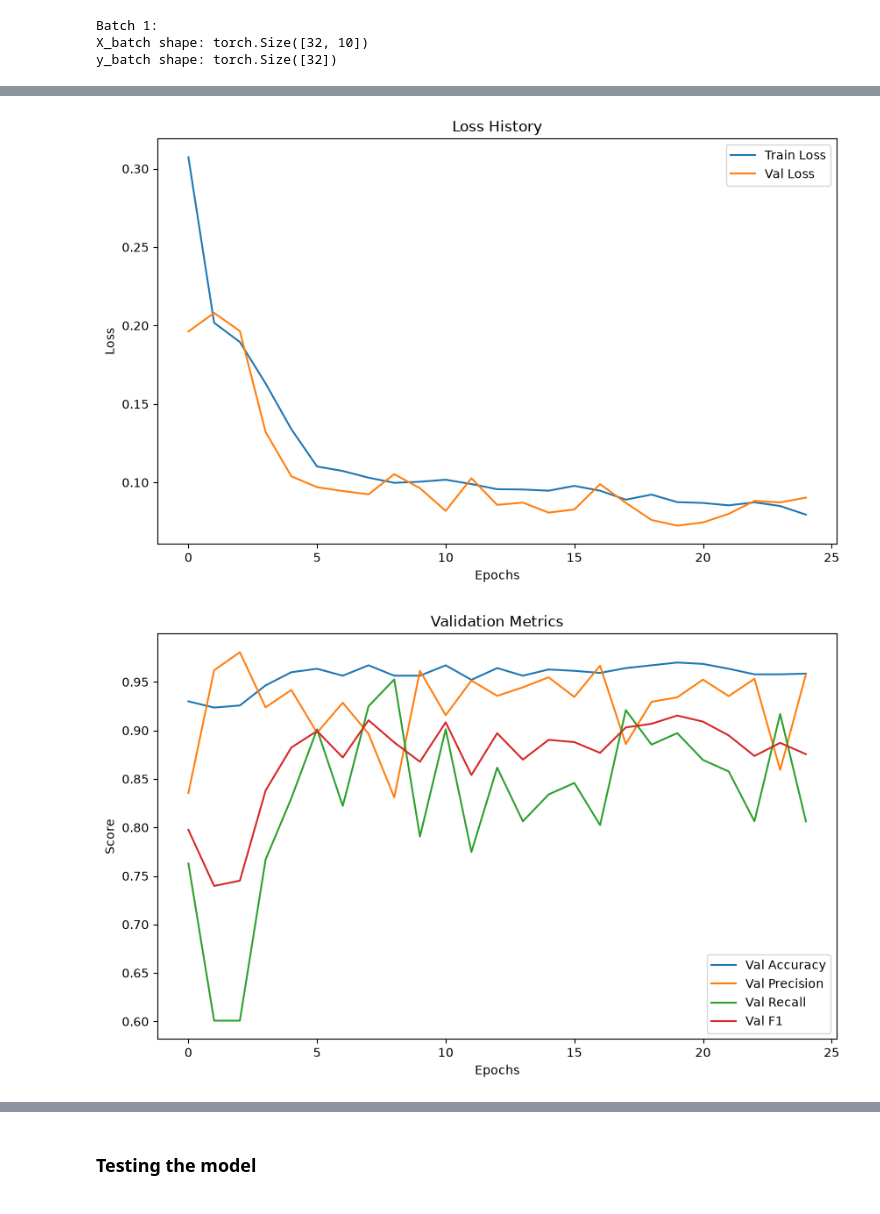
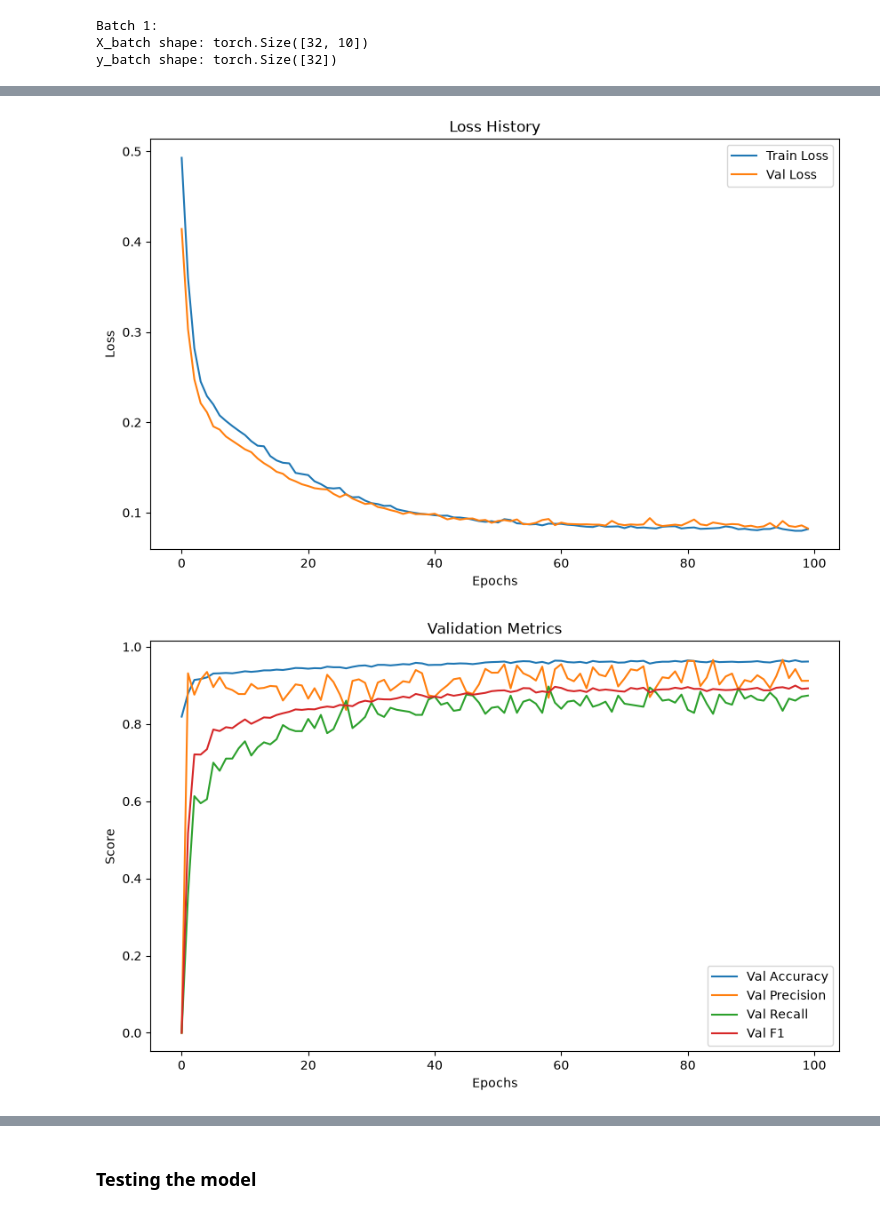
Before and after one commit to hussein-alali-alismael/Bank-Customers-Predictions, a Jupyter notebook: Bank_Customers_Predicions.ipynb, the cells around one changed output, grey strips where cells are left out. Saved outputs shown, nothing was run; the diff lists cells and outputs as text; code cells hidden in the pictures.

```diff
--- a/Bank_Customers_Predicions.ipynb
+++ b/Bank_Customers_Predicions.ipynb
@@ -106,16 +115,18 @@ data.head()
 # %%
 # split the dataset into training and validation sets
 feature_cols = data.drop('Exited', axis=1).columns
+# Ensure test features align with training features (add missing columns and order)
+test_data_pre = test_data_pre.reindex(columns=feature_cols, fill_value=0)
 X = data[feature_cols].values
 y = data['Exited'].values
 
 # scale the features using Min-Max scaling
 scaler = MinMaxScaler()
 X = scaler.fit_transform(X)
-test_data_pre = scaler.transform(test_data_pre[feature_cols].values)
+test_data_pre = scaler.transform(test_data_pre.values)
 
 X_train, X_val, y_train, y_val = train_test_split(
-    X, y, test_size=0.2, stratify=y, random_state=42
+    X, y, test_size=0.3, stratify=y, random_state=42
 )
 print(f"Train shape: {X_train.shape}, Validation shape: {X_val.shape}")
 # %% [output]
@@ -186,21 +212,19 @@ class BankCustomerNN(nn.Module):
         self.net = nn.Sequential(
             nn.Linear(input_dim, 16),
             nn.ReLU(),
+            # nn.Linear(32, 16),
+            # nn.ReLU(),
             nn.Linear(16, 8),
-            # nn.ReLU(),
-            # nn.Linear(16, 8),
             nn.ReLU(),
             nn.Linear(8, 1),
-            # nn.Sigmoid()  # output layer with sigmoid activation for binary classification
+            nn.Sigmoid()
         )
 
     def forward(self, x):
-        return self.net(x).squeeze(1)  # returns logits
-
-model = BankCustomerNN(input_dim=X_train_tensor.shape[1]).to(device)
+        return self.net(x).squeeze(1)
 # %%
 # training the model
-def train_model(model, train_loader, val_loader, criterion, optimizer, epochs=10, device=device):
+def train_model(model, train_loader, val_loader, criterion, optimizer, epochs, device=device):
     train_loss_history = []
     val_loss_history = []
     val_acc_history = []
@@ -208,6 +232,8 @@ def train_model(model, train_loader, val_loader, criterion, optimizer, epochs=10
     val_recall_history = []
     val_f1_history = []
     val_auc_history = []
+
+    best_f1 = -1.0
 
     for epoch in range(epochs):
         model.train()
@@ -239,7 +265,7 @@ def train_model(model, train_loader, val_loader, criterion, optimizer, epochs=10
                 outputs = model(inputs)
                 loss = criterion(outputs.squeeze(), labels)
                 val_running_loss += loss.item()
-                val_probs.extend(torch.sigmoid(outputs).cpu().numpy())
+                val_probs.extend(outputs.cpu().numpy())
                 val_labels.extend(labels.cpu().numpy())
 
         val_loss = val_running_loss / len(val_loader)
@@ -261,10 +287,13 @@ def train_model(model, train_loader, val_loader, criterion, optimizer, epochs=10
         val_f1_history.append(val_f1)
         val_auc_history.append(val_auc)
 
+        # save best model by validation F1
+        if val_f1 > best_f1:
+            best_f1 = val_f1
+            torch.save(model.state_dict(), 'best_model.pt')
+
         print(
             f"Epoch [{epoch + 1}/{epochs}] train_loss={train_loss:.4f} val_loss={val_loss:.4f} val_acc={val_acc:.4f}"
-            # f" val_precision={val_precision:.4f} "
-            # f"val_recall={val_recall:.4f} val_f1={val_f1:.4f} val_auc={val_auc:.4f}"
         )
 
     return {
@@ -277,9 +306,11 @@ def train_model(model, train_loader, val_loader, criterion, optimizer, epochs=10
         'val_auc': val_auc_history,
     }
 # %%
+model = BankCustomerNN(input_dim=X_train_tensor.shape[1]).to(device)
+
 # selecting the optimizer and loss function
-optimizer = optim.Adam(model.parameters(), lr=1e-2, weight_decay=1e-5)
-criterion = nn.BCEWithLogitsLoss()
+optimizer = optim.Adam(model.parameters(), lr=0.001, weight_decay=1e-5)
+criterion = nn.BCELoss()
 print("Training the model...")
 metrics = train_model(
     model,
@@ -287,7 +318,7 @@ metrics = train_model(
     val_loader,
     criterion,
     optimizer,
-    epochs=25,
+    epochs=100,
 )
 # Visualizing the loss history
 plt.plot(metrics['train_loss'], label="Train Loss")
@@ -298,6 +329,7 @@ plt.ylabel("Loss")
 plt.legend()
 plt.show()
 
+# Visualizing the validation metrics
 plt.plot(metrics['val_acc'], label="Val Accuracy")
 plt.plot(metrics['val_precision'], label="Val Precision")
 plt.plot(metrics['val_recall'], label="Val Recall")
@@ -328,5 +360,5 @@ Epoch [25/25] train_loss=0.0795 val_loss=0.0903 val_acc=0.9586
-[figure, old version]
+[figure, new version]
-[figure, old version]
+[figure, new version]
 # %%
 # Evaluate the model on the validation data
 model.eval()
```
Also changed, not shown: parts of 11 cells of this notebook, 2 other files.
